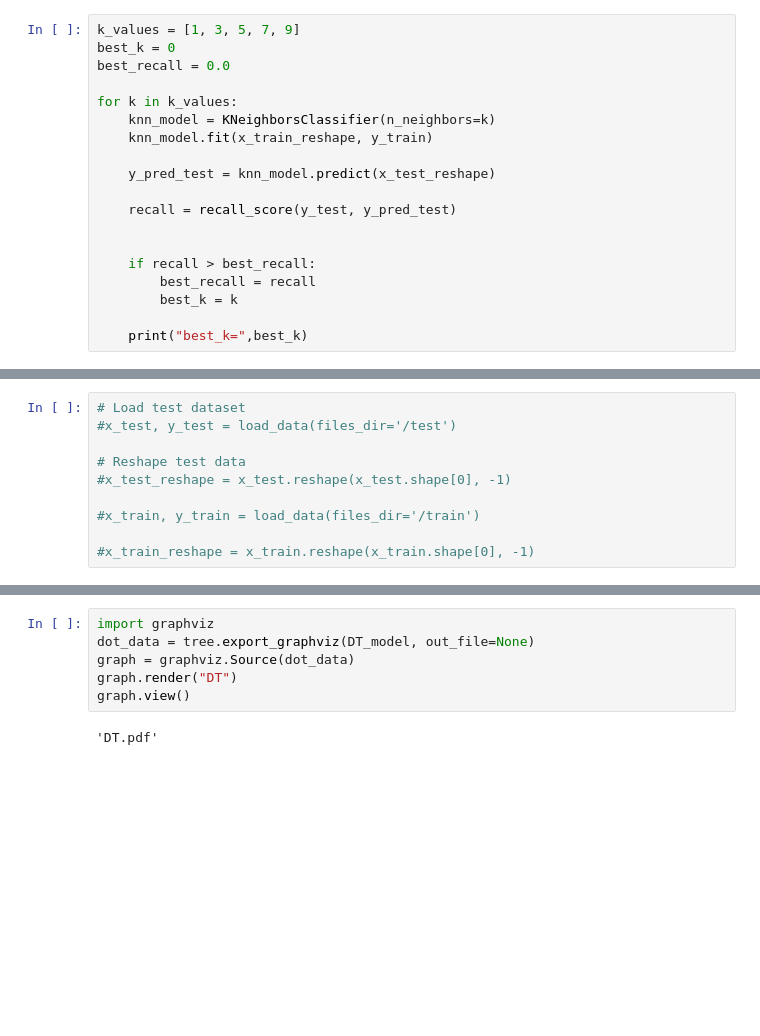
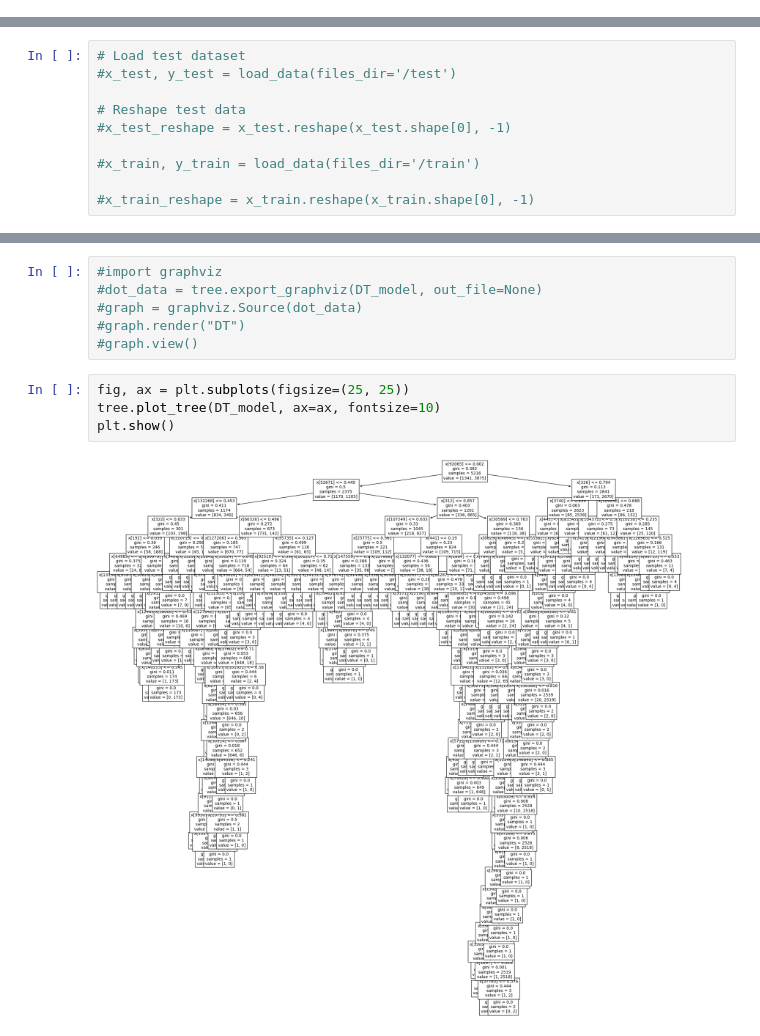
Before and after one commit to x746667/Pneumonia-Detection, a Jupyter notebook: pd-r1211501.ipynb, the cells around one changed output, grey strips where cells are left out. Cells and saved outputs as stored; diff of their text form; blank space fills up the shorter version.

```diff
--- a/pd-r1211501.ipynb
+++ b/pd-r1211501.ipynb
@@ -387,22 +387,3 @@ Test Accuracy of the model       = 0.7548
 Test F1 score of the model       = 0.8332
 
 Test F2 score of the model       = 0.9152
-# %%
-k_values = [1, 3, 5, 7, 9]
-best_k = 0
-best_recall = 0.0
-
-for k in k_values:
-    knn_model = KNeighborsClassifier(n_neighbors=k)
-    knn_model.fit(x_train_reshape, y_train)
-
-    y_pred_test = knn_model.predict(x_test_reshape)
-
-    recall = recall_score(y_test, y_pred_test)
-
-
-    if recall > best_recall:
-        best_recall = recall
-        best_k = k
-
-    print("best_k=",best_k)
@@ -584,9 +614,13 @@ y_pred = DT_model.predict(x_test_reshape)
 # %%
-import graphviz
-dot_data = tree.export_graphviz(DT_model, out_file=None)
-graph = graphviz.Source(dot_data)
-graph.render("DT")
-graph.view()
+#import graphviz
+#dot_data = tree.export_graphviz(DT_model, out_file=None)
+#graph = graphviz.Source(dot_data)
+#graph.render("DT")
+#graph.view()
-# %% [output]
-'DT.pdf'
+# %%
+fig, ax = plt.subplots(figsize=(25, 25))
+tree.plot_tree(DT_model, ax=ax, fontsize=10)
+plt.show()
+# %% [output]
+[figure, added]
 # %%
```
Also changed, not shown: parts of 25 cells of this notebook.
